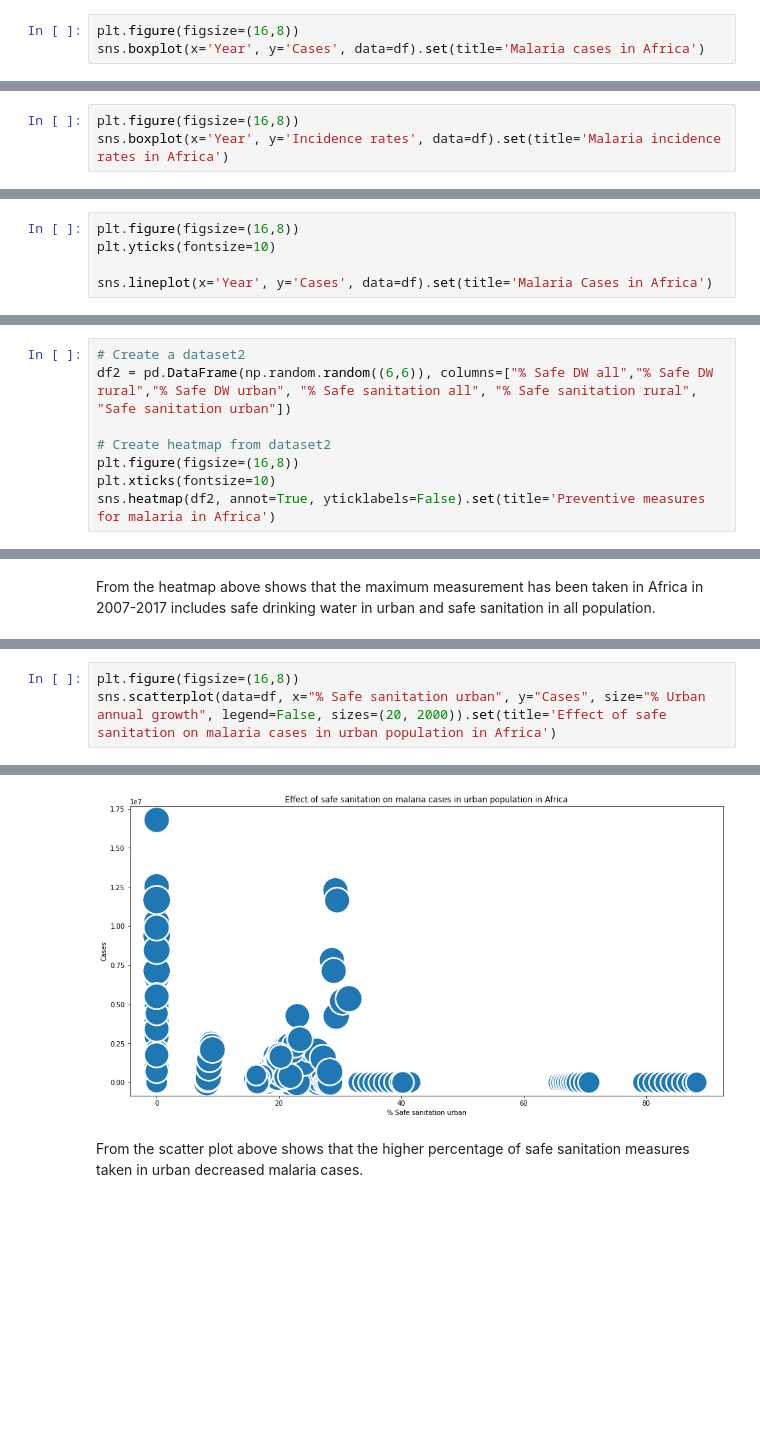
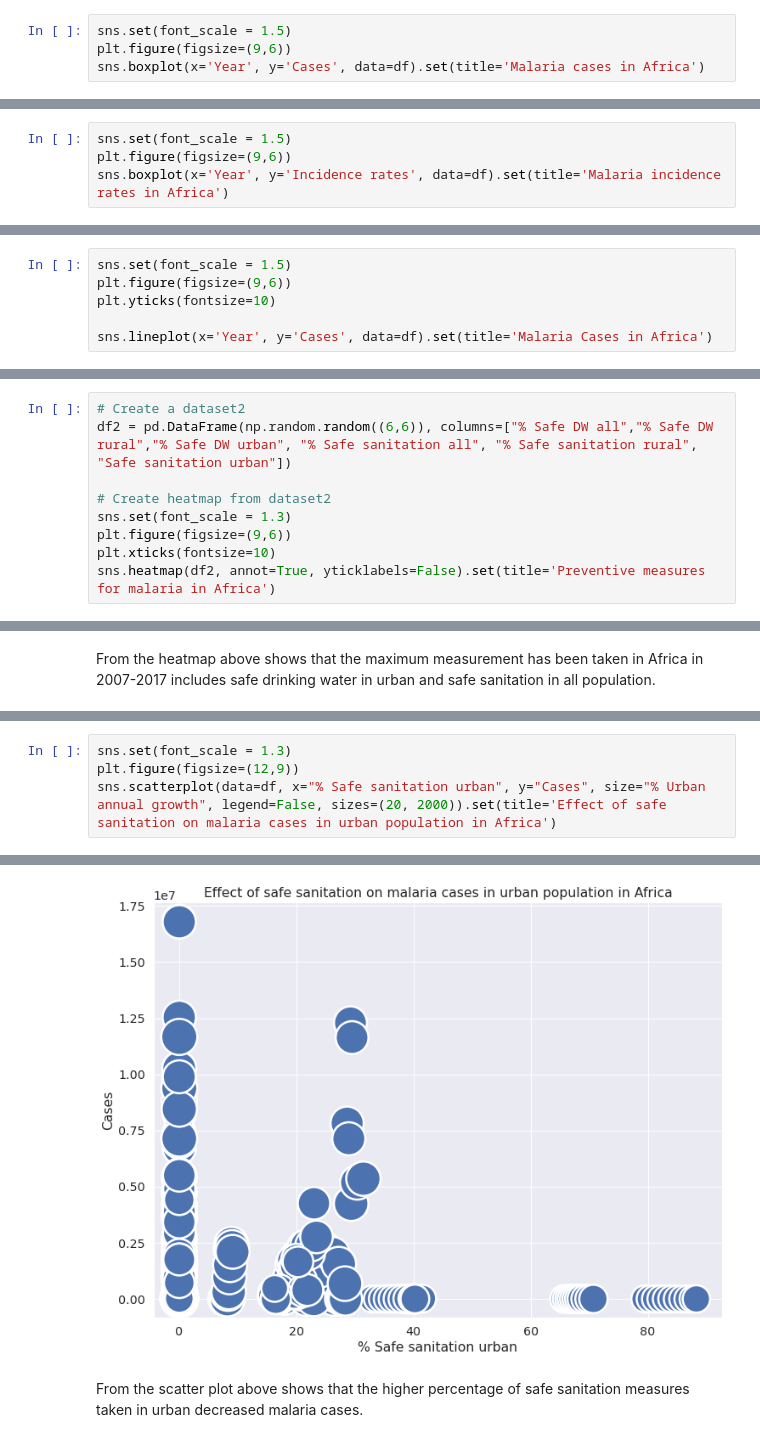
Before and after one commit to ayudewi/kaggle, a Jupyter notebook: malaria-in-africa-2007-2017.ipynb, the cells around one changed output, grey strips where cells are left out. Drawn from its saved outputs; the diff is of its cells as text; blank space fills up the shorter version.

```diff
--- a/malaria-in-africa-2007-2017.ipynb
+++ b/malaria-in-africa-2007-2017.ipynb
@@ -194,7 +196,8 @@ min      0.000000e+00
 max      1.682113e+07
 Name: Cases, dtype: float64
 # %%
-plt.figure(figsize=(16,8))
+sns.set(font_scale = 1.5)
+plt.figure(figsize=(9,6))
 sns.boxplot(x='Year', y='Cases', data=df).set(title='Malaria cases in Africa')
 # %% [output]
 [Text(0.5, 1.0, 'Malaria cases in Africa')]
@@ -215,7 +218,8 @@ min        0.000000
 max      585.540000
 Name: Incidence rates, dtype: float64
 # %%
-plt.figure(figsize=(16,8))
+sns.set(font_scale = 1.5)
+plt.figure(figsize=(9,6))
 sns.boxplot(x='Year', y='Incidence rates', data=df).set(title='Malaria incidence rates in Africa')
 # %% [output]
 [Text(0.5, 1.0, 'Malaria incidence rates in Africa')]
@@ -276,7 +280,8 @@ dtype: object
 # %% [markdown]
 ## Q1. How was the incidence rates per year for total African countries?
 # %%
-plt.figure(figsize=(16,8))
+sns.set(font_scale = 1.5)
+plt.figure(figsize=(9,6))
 plt.yticks(fontsize=10)
 
 sns.lineplot(x='Year', y='Cases', data=df).set(title='Malaria Cases in Africa')
@@ -292,7 +297,8 @@ From the line graph above shows that malaria cases in Africa increased over time
 df2 = pd.DataFrame(np.random.random((6,6)), columns=["% Safe DW all","% Safe DW rural","% Safe DW urban", "% Safe sanitation all", "% Safe sanitation rural", "Safe sanitation urban"])
 
 # Create heatmap from dataset2
-plt.figure(figsize=(16,8))
+sns.set(font_scale = 1.3)
+plt.figure(figsize=(9,6))
 plt.xticks(fontsize=10)
 sns.heatmap(df2, annot=True, yticklabels=False).set(title='Preventive measures for malaria in Africa')
 # %% [output]
@@ -305,9 +311,10 @@ From the heatmap above shows that the maximum measurement has been taken in Afri
 # %%
-plt.figure(figsize=(16,8))
+sns.set(font_scale = 1.3)
+plt.figure(figsize=(12,9))
 sns.scatterplot(data=df, x="% Safe sanitation urban", y="Cases", size="% Urban annual growth", legend=False, sizes=(20, 2000)).set(title='Effect of safe sanitation on malaria cases in urban population in Africa')
 # %% [output]
 [Text(0.5, 1.0, 'Effect of safe sanitation on malaria cases in urban population in Africa')]
-[figure, old version]
+[figure, new version]
 # %% [markdown]
 From the scatter plot above shows that the higher percentage of safe sanitation measures taken in urban decreased malaria cases.
 # %% [markdown]
```
Also changed, not shown: parts of 9 cells of this notebook.
